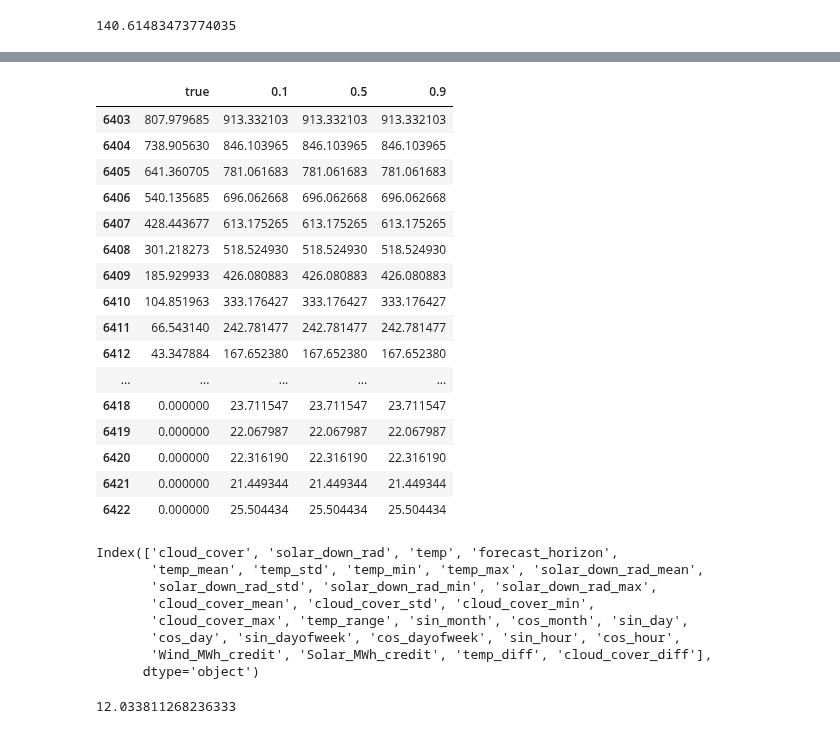
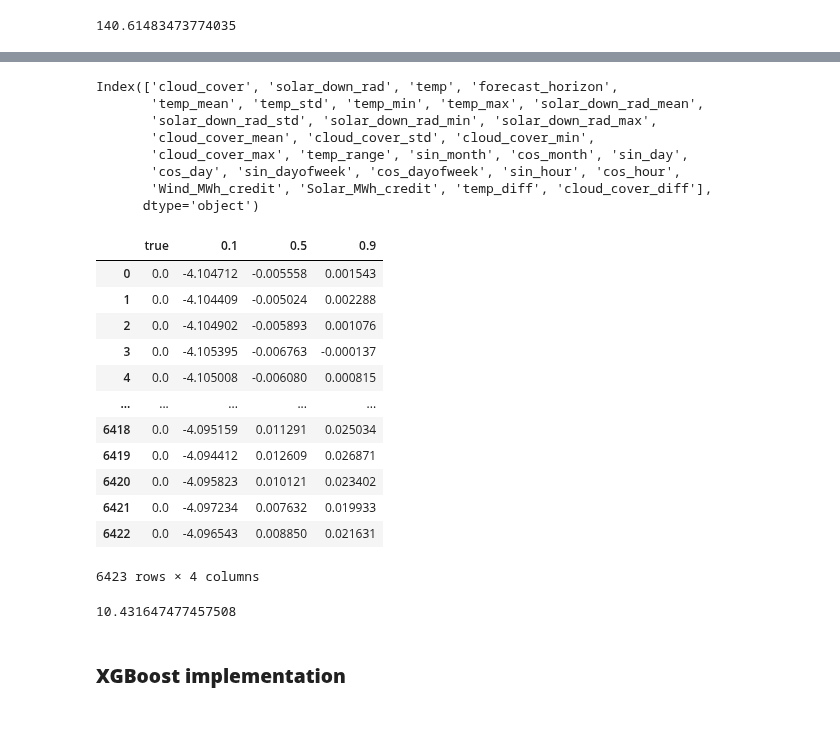
Before and after one commit to av1c3nna/awp2, a Jupyter notebook: code/model_training.ipynb, the cells around one changed output, grey strips where cells are left out. Drawn from its saved outputs; the diff is of its cells as text; code cells hidden in the pictures.

```diff
--- a/code/model_training.ipynb
+++ b/code/model_training.ipynb
@@ -141,23 +140,3 @@ pinball_score(qsolar_df, quantiles)
-# %%
-qsolar_df.tail(20)
-# %% [output]
-|  | true | 0.1 | 0.5 | 0.9 |
-| 6403 | 807.979685 | 913.332103 | 913.332103 | 913.332103 |
-| 6404 | 738.905630 | 846.103965 | 846.103965 | 846.103965 |
-| 6405 | 641.360705 | 781.061683 | 781.061683 | 781.061683 |
-| 6406 | 540.135685 | 696.062668 | 696.062668 | 696.062668 |
-| 6407 | 428.443677 | 613.175265 | 613.175265 | 613.175265 |
-| 6408 | 301.218273 | 518.524930 | 518.524930 | 518.524930 |
-| 6409 | 185.929933 | 426.080883 | 426.080883 | 426.080883 |
-| 6410 | 104.851963 | 333.176427 | 333.176427 | 333.176427 |
-| 6411 | 66.543140 | 242.781477 | 242.781477 | 242.781477 |
-| 6412 | 43.347884 | 167.652380 | 167.652380 | 167.652380 |
-| ... | ... | ... | ... | ... |
-| 6418 | 0.000000 | 23.711547 | 23.711547 | 23.711547 |
-| 6419 | 0.000000 | 22.067987 | 22.067987 | 22.067987 |
-| 6420 | 0.000000 | 22.316190 | 22.316190 | 22.316190 |
-| 6421 | 0.000000 | 21.449344 | 21.449344 | 21.449344 |
-| 6422 | 0.000000 | 25.504434 | 25.504434 | 25.504434 |
 # %%
 merged_pes.columns
 # %% [output]
@@ -170,7 +149,7 @@ Index(['cloud_cover', 'solar_down_rad', 'temp', 'forecast_horizon',
        'Wind_MWh_credit', 'Solar_MWh_credit', 'temp_diff', 'cloud_cover_diff'],
       dtype='object')
 # %%
-merged_pes_simple = merged_pes[['solar_down_rad', 'solar_down_rad_mean', 'solar_down_rad_std', 'sin_month', 'cos_month', 'sin_day','cos_day', 'sin_dayofweek', 'cos_dayofweek', 'sin_hour', 'cos_hour', 'Solar_MWh_credit', 'Wind_MWh_credit']]
+merged_pes_simple = merged_pes[['solar_down_rad', 'Solar_MWh_credit', 'Wind_MWh_credit']]
 
 feature_engineerer_solar_simple = Preprocessing_test.FeatureEngineerer(merged_pes_simple, label = 'Solar_MWh_credit')
 
@@ -193,7 +172,25 @@ for quantile in quantiles:
     #predictions[quantile] = y_pred
 
 qsolar_simple_df = pd.DataFrame(q_solar_simple)
+# %%
+qsolar_simple_df
+# %% [output]
+|  | true | 0.1 | 0.5 | 0.9 |
+| 0 | 0.0 | -4.104712 | -0.005558 | 0.001543 |
+| 1 | 0.0 | -4.104409 | -0.005024 | 0.002288 |
+| 2 | 0.0 | -4.104902 | -0.005893 | 0.001076 |
+| 3 | 0.0 | -4.105395 | -0.006763 | -0.000137 |
+| 4 | 0.0 | -4.105008 | -0.006080 | 0.000815 |
+| ... | ... | ... | ... | ... |
+| 6418 | 0.0 | -4.095159 | 0.011291 | 0.025034 |
+| 6419 | 0.0 | -4.094412 | 0.012609 | 0.026871 |
+| 6420 | 0.0 | -4.095823 | 0.010121 | 0.023402 |
+| 6421 | 0.0 | -4.097234 | 0.007632 | 0.019933 |
+| 6422 | 0.0 | -4.096543 | 0.008850 | 0.021631 |
+6423 rows × 4 columns
 # %%
 pinball_score(qsolar_simple_df, quantiles)
 # %% [output]
-12.033811268236333
+10.431647477457508
+# %% [markdown]
+### __XGBoost implementation__
```
Also changed, not shown: parts of 14 cells of this notebook, 1 other file.
